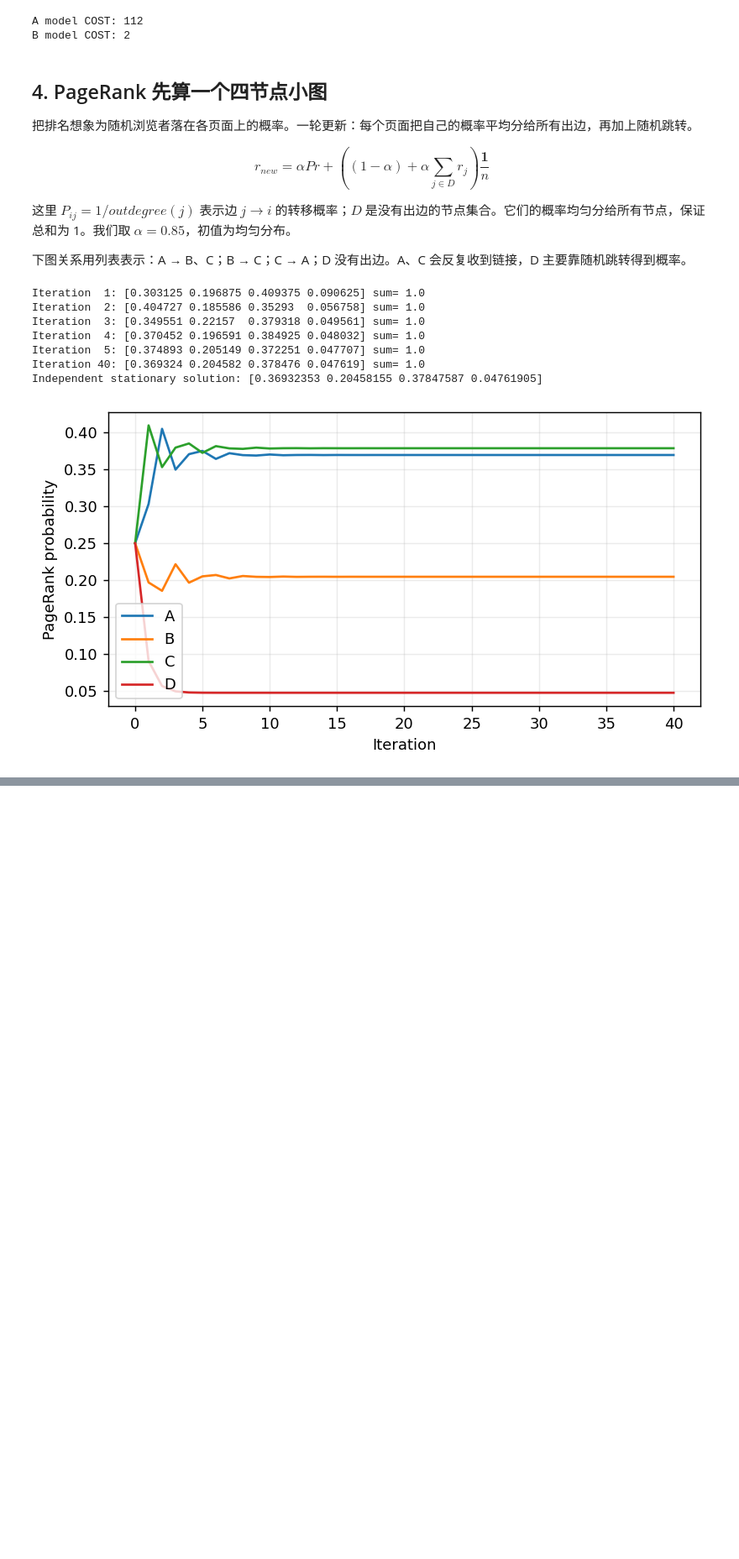
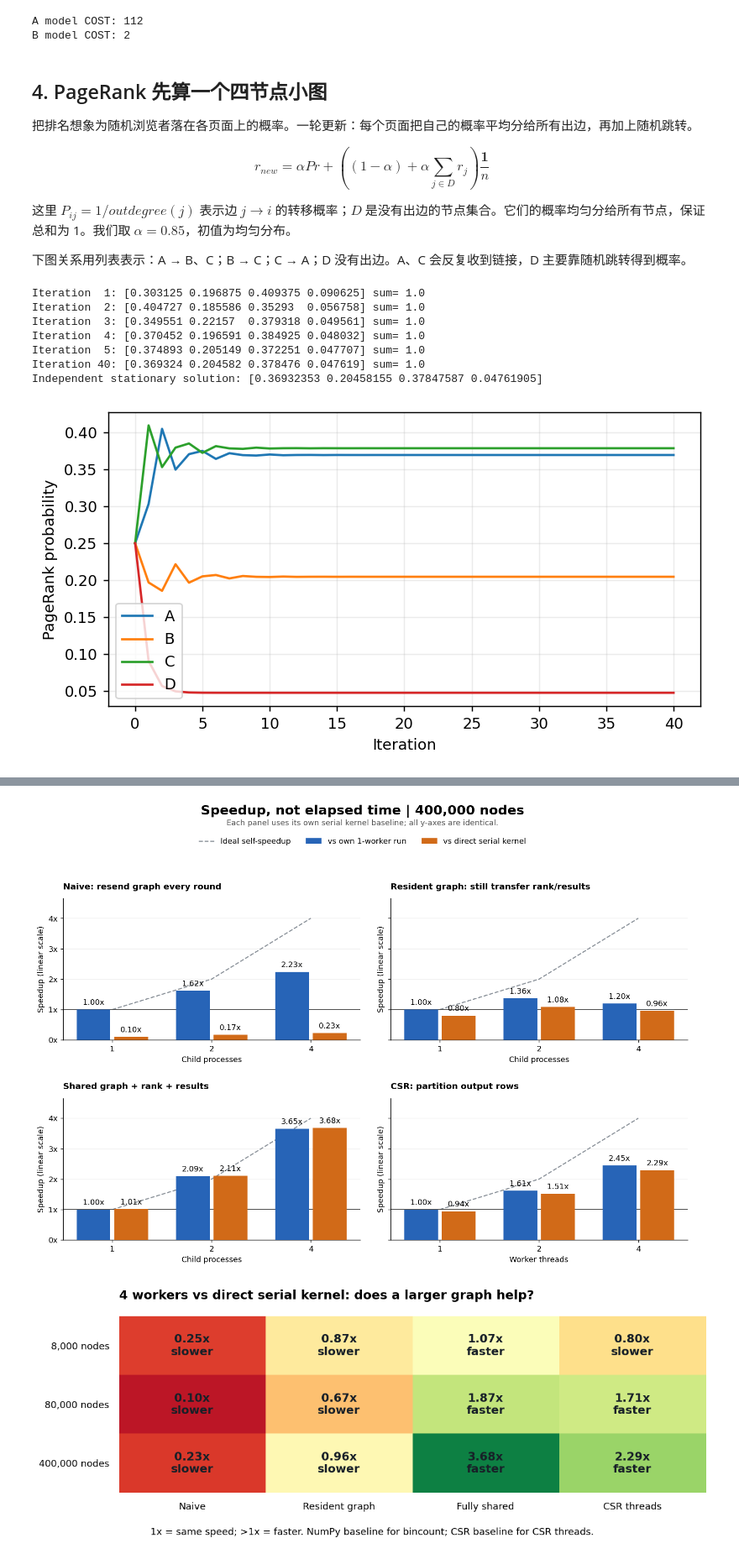
Before and after one commit to ssk01/ssk01, a Jupyter notebook: 2026/cost-pagerank-prototype/cost_pagerank.ipynb, the cells around one changed output, grey strips where cells are left out. Shown at 84% size. Drawn from its saved outputs; the diff is of its cells as text; code cells hidden in the pictures; blank space fills up the shorter version.

```diff
--- a/2026/cost-pagerank-prototype/cost_pagerank.ipynb
+++ b/2026/cost-pagerank-prototype/cost_pagerank.ipynb
@@ -269,0 +427,76 @@ First measured process count beating CSR: None in {1, 2, 4}; no claim about larg
+# %%
+from matplotlib.ticker import MultipleLocator, FuncFormatter
+
+diagnosis = json.loads(Path('diagnosis_results.json').read_text())
+modes = ('naive', 'resident', 'shared', 'csr_threads')
+titles = {'naive': 'Naive: resend graph every round',
+          'resident': 'Resident graph: still transfer rank/results',
+          'shared': 'Shared graph + rank + results',
+          'csr_threads': 'CSR: partition output rows'}
+case = max(diagnosis['cases'], key=lambda c: c['nodes'])
+print(f"Measured on: {diagnosis['platform']}")
+print(f"Main chart: {case['nodes']:,} nodes, {case['edges']:,} edges, 20 iterations")
+print('Blue = same implementation T(1) / T(p). Orange = direct serial kernel / T(p).')
+print('Direct serial baseline: NumPy for first 3 panels; CSR for last panel.')
+print('Higher is better; 1x = break-even. Startup/preparation excluded.')
+
+fig, axes = plt.subplots(2, 2, figsize=(12, 8.5), sharey=True)
+blue, orange = '#2764B7', '#D16A18'
+for ax, mode in zip(axes.flat, modes):
+    runs = sorted([r for r in case['runs'] if r['mode']==mode], key=lambda r:r['workers'])
+    ps = np.array([r['workers'] for r in runs])
+    times = np.array([r['median_s'] for r in runs])
+    own = next(r['median_s'] for r in runs if r['workers']==1)
+    baseline_key = 'csr' if mode=='csr_threads' else 'numpy'
+    direct = case[baseline_key]['median_s']
+    x = np.arange(len(ps))
+    for offset, values, color, label in [(-.19, own/times, blue, 'vs own 1-worker run'),
+                                           (.19, direct/times, orange, 'vs direct serial kernel')]:
+        bars = ax.bar(x+offset, values, width=.34, color=color, label=label, zorder=3)
+        ax.bar_label(bars, labels=[f'{v:.2f}x' for v in values], padding=4, fontsize=10)
+    ax.plot(x, ps, '--', color='#8B929A', linewidth=1.4, label='Ideal self-speedup', zorder=2)
+    ax.axhline(1, color='#444444', linewidth=1, zorder=2)
+    ax.set_ylim(0, 4.65)
+    ax.set_xticks(x, [str(p) for p in ps])
+    ax.set_xlabel('Worker threads' if mode=='csr_threads' else 'Child processes')
+    ax.set_title(titles[mode], loc='left', fontsize=11, fontweight='bold', pad=12)
+    ax.yaxis.set_major_locator(MultipleLocator(1))
+    ax.yaxis.set_major_formatter(FuncFormatter(lambda v,_: f'{v:.0f}x'))
+    ax.set_ylabel('Speedup (linear scale)')
+    ax.grid(axis='y', alpha=.18, zorder=0)
+    ax.spines[['top','right']].set_visible(False)
+    print(f"{mode:12s}: times ms={np.round(times*1000,1)}, self={np.round(own/times,2)}, direct={np.round(direct/times,2)}")
+handles, labels = axes[0,0].get_legend_handles_labels()
+fig.legend(handles, labels, loc='upper center', bbox_to_anchor=(.5,.935), ncol=3, frameon=False, fontsize=10)
+fig.suptitle(f"Speedup, not elapsed time | {case['nodes']:,} nodes", fontsize=17, fontweight='bold', y=.99)
+fig.text(.5,.947, 'Each panel uses its own serial kernel baseline; all y-axes are identical.', ha='center',fontsize=10,color='#555555')
+fig.tight_layout(rect=(0,0,1,.89),h_pad=2.4,w_pad=2.2)
+show()
+
+# At four workers, compare graph sizes with explicit speedup numbers.
+values=[]
+for c in diagnosis['cases']:
+    row=[]
+    for mode in modes:
+        run=next(r for r in c['runs'] if r['mode']==mode and r['workers']==4)
+        base=c['csr' if mode=='csr_threads' else 'numpy']['median_s']
+        row.append(base/run['median_s'])
+    values.append(row)
+values=np.array(values)
+from matplotlib.colors import TwoSlopeNorm
+fig,ax=plt.subplots(figsize=(10,3.8))
+norm=TwoSlopeNorm(vmin=0,vcenter=1,vmax=max(4,float(values.max())))
+ax.imshow(values,cmap='RdYlGn',norm=norm,aspect='auto')
+ax.set_xticks(range(4),['Naive','Resident graph','Fully shared','CSR threads'])
+ax.set_yticks(range(len(values)),[f"{c['nodes']:,} nodes" for c in diagnosis['cases']])
+for row in range(values.shape[0]):
+    for col in range(values.shape[1]):
+        v=values[row,col]
+        phrase='faster' if v>1 else 'slower'
+        ax.text(col,row,f'{v:.2f}x\n{phrase}',ha='center',va='center',fontsize=12,fontweight='bold',color='#182028')
+ax.set_title('4 workers vs direct serial kernel: does a larger graph help?',loc='left',fontsize=13,fontweight='bold',pad=18)
+ax.tick_params(length=0,pad=10)
+ax.spines[:].set_visible(False)
+fig.text(.5,.02,'1x = same speed; >1x = faster. NumPy baseline for bincount; CSR baseline for CSR threads.',ha='center',fontsize=10)
+plt.tight_layout(rect=(0,.07,1,1)); show()
+# %% [output]
@@ -269,0 +512,2 @@ First measured process count beating CSR: None in {1, 2, 4}; no claim about larg
+[figure, added]
+[figure, added]
```
Also changed, not shown: parts of 20 cells of this notebook, 33 other files.
